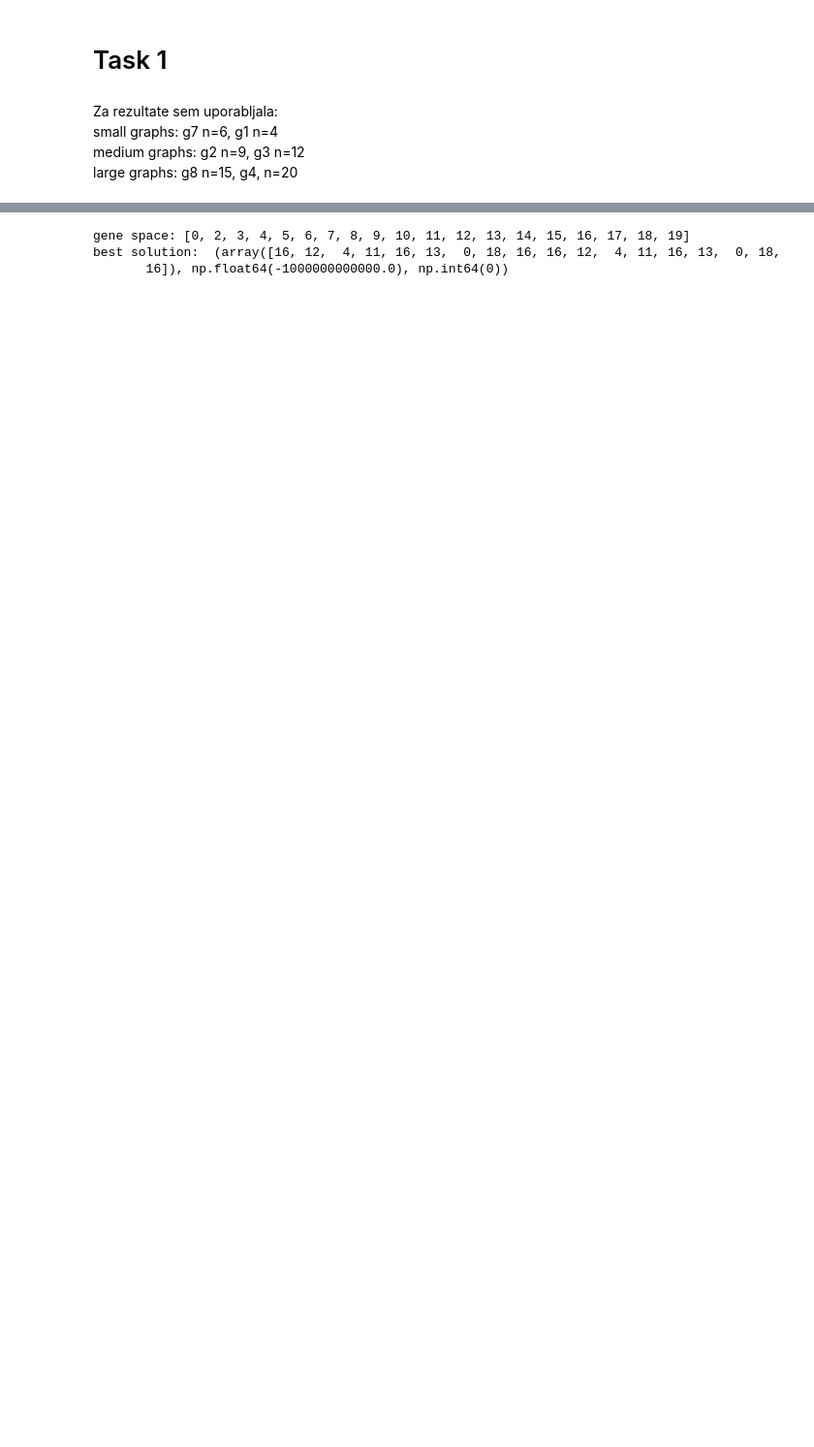
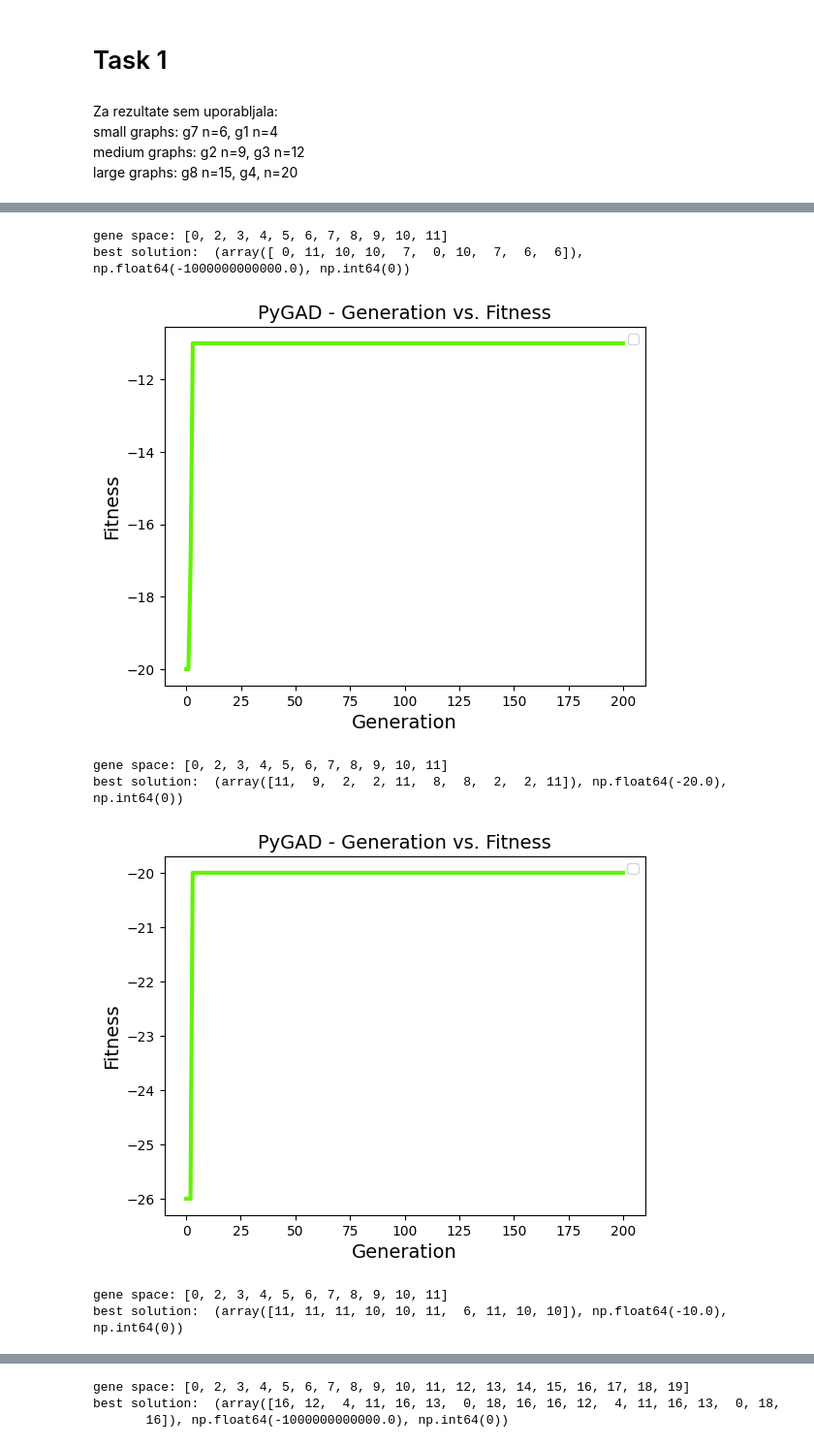
Before and after one commit to Favstina/IntelligentSystems-Assigment_1, a Jupyter notebook: Task1/GA1.ipynb, the cells around one changed output, grey strips where cells are left out. Shown at 97% size. Saved outputs shown, nothing was run; the diff lists cells and outputs as text; code cells hidden in the pictures; blank space fills up the shorter version.

Commit message:
rezultati za prvo

```diff
--- a/Task1/GA1.ipynb
+++ b/Task1/GA1.ipynb
@@ -19,11 +19,11 @@ def read_graph(path):
     return n, graph
 # %%
 # choose graph
-path = "../graphs/g4.txt"
+path = "../graphs/g3.txt"
 
 n, graph = read_graph(path)
 
 # choose start and end paramethers
 start = 1
-end = 20
+end = 12
 # %% [output]
@@ -74,7 +72,7 @@ def pathLength(pygad_instance, path, solution_index):
 
     return -dist
 # %%
-def genetic_algo_task1(number_generations, number_parents_mating, solutions_per_pop):
+def genetic_algo_task1(number_generations, number_parents_mating, solutions_per_pop, crossover_type):
   gene_space = [i for i in range(0, n+1) if i != start and i != end]
   print(f"gene space: {gene_space}")
 
@@ -85,6 +83,7 @@ def genetic_algo_task1(number_generations, number_parents_mating, solutions_per_
                       num_genes=(n-2),
                       gene_space=gene_space,
                       gene_type=int,
+                      crossover_type=crossover_type,
                       mutation_type="swap",
                       mutation_probability=0.1
                     )
@@ -101,6 +100,7 @@ def genetic_algo_task1(number_generations, number_parents_mating, solutions_per_
 fitness = genetic_algo_task1(
         number_generations=100,
         number_parents_mating=5,
-        solutions_per_pop=500
+        solutions_per_pop=500,
+        mutation_probability=0.1
     )
 # %% [output]
@@ -110 +110,39 @@ best solution:  (array([11,  2, 18,  0,  5,  0,  5, 17,  9, 11,  2, 18,  0,  5,
 [figure]
+# %%
+# shrani rezultat v .csv dolocen v path
+# stolpci so stevilo generacij
+# vsaka vrstica je rezultat za en graf (ce hoces kaksno odstranit jo samo zbrises)
+# -> to potem narise v report -would be nice ce bi algoritem delal :)
+
+# run with different generation sizes
+cross_type = ["single_point", "two_points", "uniform", "scattered"]
+csv_path = "CrossTypeResults.csv"
+results = {}
+
+for c in cross_type:
+    fitness = genetic_algo_task1(
+        number_generations=200,
+        number_parents_mating=5,
+        solutions_per_pop=100,
+        crossover_type=c
+    )
+
+    results[f"cross_type_{c}"] = fitness  #a map
+
+# change to pandas dataframe
+df_row = pd.DataFrame([results])
+
+# Save or append
+if not os.path.exists(csv_path):
+    df_row.to_csv(csv_path, index=False)
+else:
+    df_row.to_csv(csv_path, mode="a", header=False, index=False)
+# %% [output]
+gene space: [0, 2, 3, 4, 5, 6, 7, 8, 9, 10, 11]
+best solution:  (array([ 0, 11, 10, 10,  7,  0, 10,  7,  6,  6]), np.float64(-1000000000000.0), np.int64(0))
+[figure, added]
+gene space: [0, 2, 3, 4, 5, 6, 7, 8, 9, 10, 11]
+best solution:  (array([11,  9,  2,  2, 11,  8,  8,  2,  2, 11]), np.float64(-20.0), np.int64(0))
+[figure, added]
+gene space: [0, 2, 3, 4, 5, 6, 7, 8, 9, 10, 11]
+best solution:  (array([11, 11, 11, 10, 10, 11,  6, 11, 10, 10]), np.float64(-10.0), np.int64(0))
```
Also changed, not shown: parts of 4 cells of this notebook, 3 other files.
